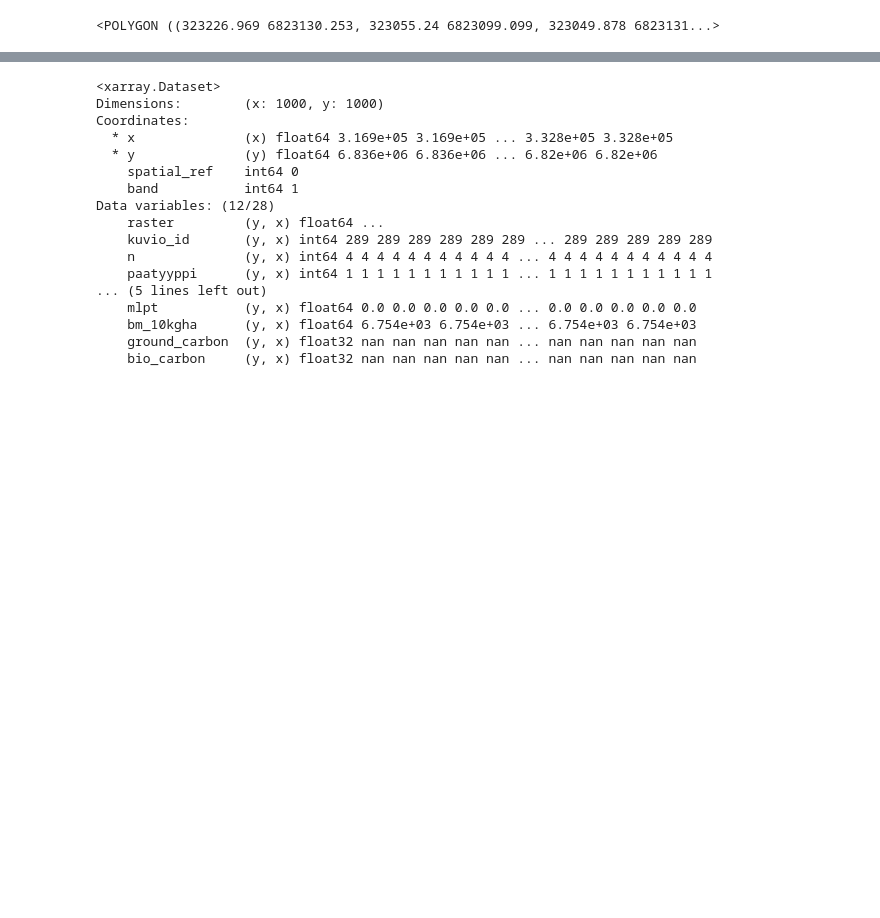
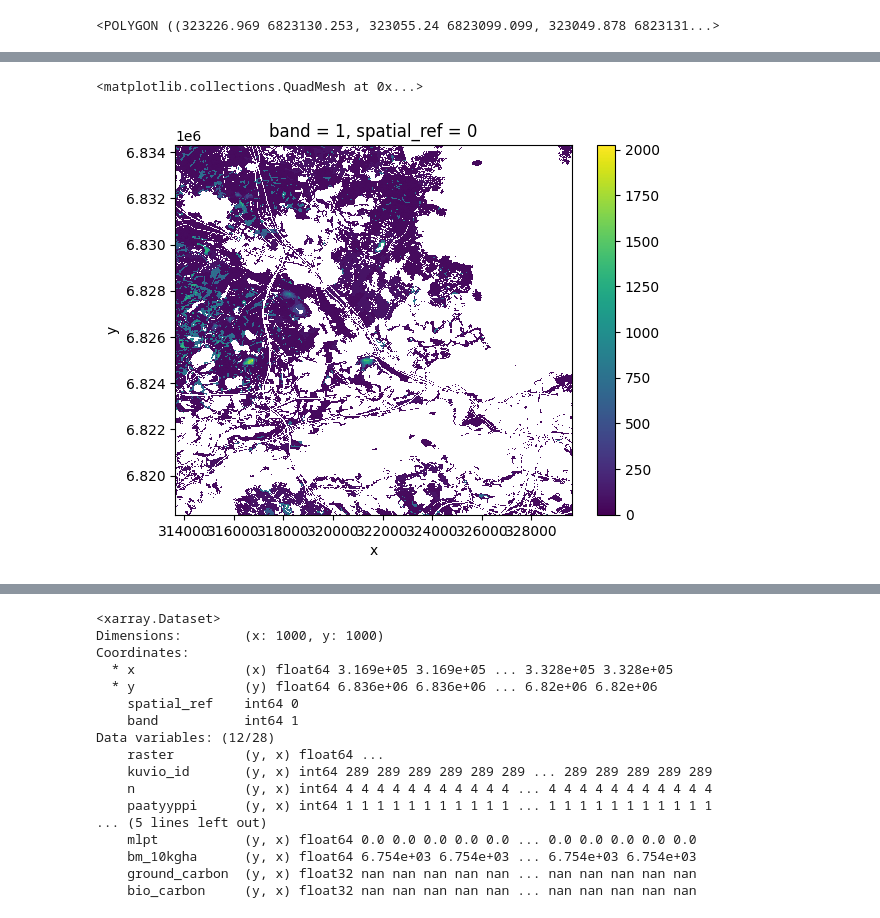
Before and after one commit to AvoinOrg/hiilikartta-data-service, a Jupyter notebook: notebooks/data.ipynb, the cells around one changed output, grey strips where cells are left out. Cells and saved outputs as stored; diff of their text form; code cells hidden in the pictures; blank space fills up the shorter version.

```diff
--- a/notebooks/data.ipynb
+++ b/notebooks/data.ipynb
@@ -85,7 +85,7 @@ url_object = URL.create(
     "postgresql+asyncpg",
     username=env_vars["PG_USER"],
     password=env_vars["PG_PASSWORD"],
-    host="localhost",
+    host=env_vars["PG_HOST"],
     database=env_vars["PG_DB"],
     port=env_vars["PG_PORT"],
 )
@@ -101,13 +101,12 @@ async def fetch_ground_carbon_for_region(wkt, crs):
     async with engine.connect() as conn:
         # select a Result, which will be delivered with buffered
         # results
-        await conn.execute(text("SET postgis.gdal_enabled_drivers TO 'GTiff';"))
 
         statement = text(
             f"""
                 SELECT
                 ST_AsTIFF(ST_UNION(rast), 'LZW') as tiff
-                FROM hiilikartta_maaperanhiili_tcha
+                FROM gtkjaluke_maaperanhiili_xxxx_tcha
                 WHERE ST_Intersects(
                     rast,
                         ST_SetSRID(
@@ -214,7 +211,6 @@ async def fetch_rasters_for_region(wkt, crs):
 # %%
 async def fetch_variables_for_region(wkt, crs):
     async with engine.connect() as conn:
-        await conn.execute(text("SET postgis.gdal_enabled_drivers TO 'GTiff';"))
 
         variable_query = text(
             """
@@ -343 +340,6 @@ RuntimeWarning: Enable tracemalloc to get the object allocation traceback
+# %%
+ground_carbon.plot()
+# %% [output]
+<matplotlib.collections.QuadMesh at 0x...>
+[figure, added]
 # %%
```
Also changed, not shown: parts of 6 cells of this notebook, 6 other files.
